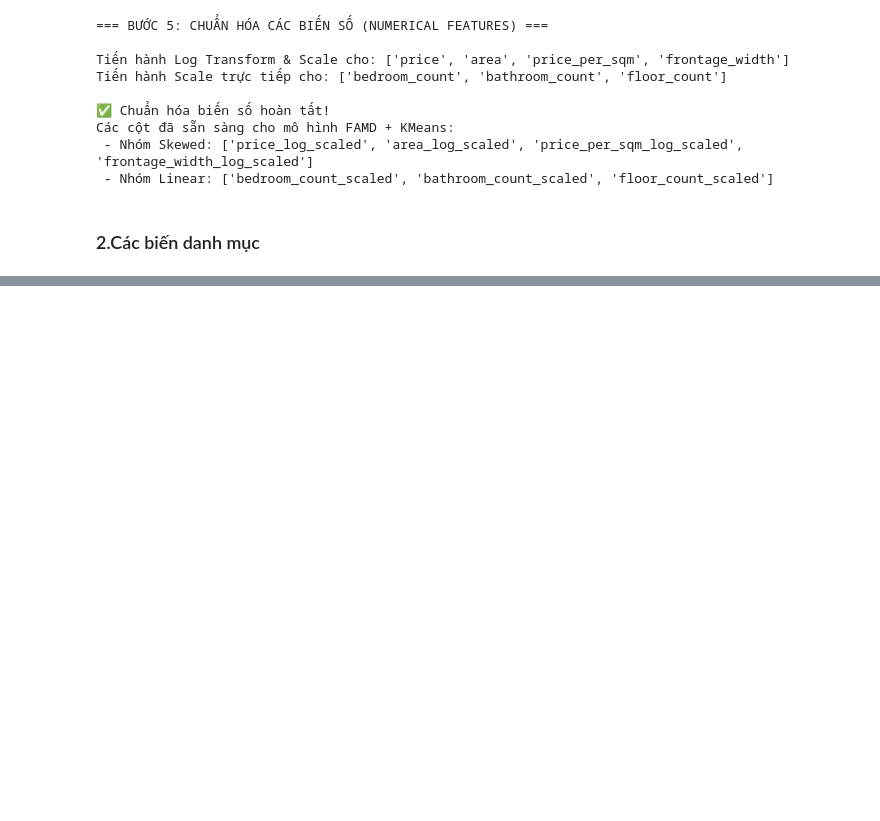
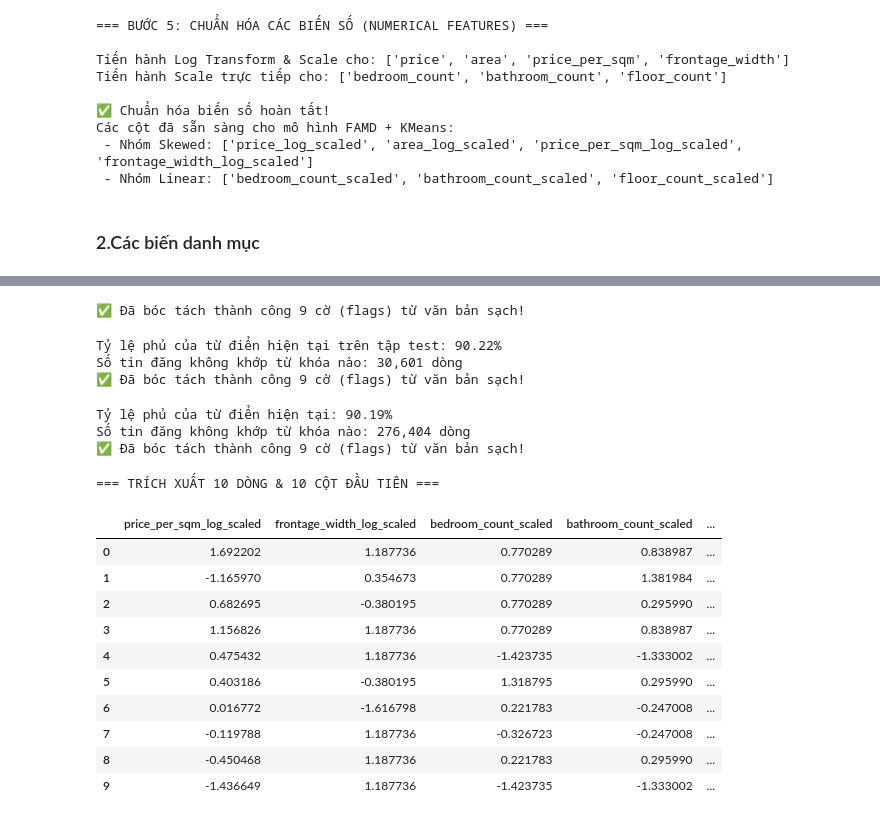
Before and after one commit to NganBui25/Clustering-Tinix-Vietnam-Real-Estate-2025-2026-, a Jupyter notebook: khdl-ck.ipynb, the cells around one changed output, grey strips where cells are left out. Drawn from its saved outputs; the diff is of its cells as text; code cells hidden in the pictures; blank space fills up the shorter version.

```diff
--- a/khdl-ck.ipynb
+++ b/khdl-ck.ipynb
@@ -3123,7 +3123,7 @@ from sklearn.preprocessing import StandardScaler
 # 1. NHÓM LOW CARDINALITY (Dành cho luồng MCA của FAMD)
 # ==========================================
 # Ép kiểu dữ liệu về chuỗi (string) để thư viện FAMD nhận diện là biến phân loại
-categorical_mca_cols = ['ward_name', 'house_direction']
+categorical_mca_cols = ['ward_name', 'house_direction','ward_name', 'street_name']
 
 for col in categorical_mca_cols:
     df_train[col] = df_train[col].astype(str)
@@ -3231,0 +3374,61 @@ display(df_train[final_features].head())
+# %%
+df_test_copy_vector = df_test.copy()
+df_test_copy_vector['full_text'] = df_test_copy_vector['name'].fillna('') + ' ' + df_test_copy_vector['description'].fillna('')
+df_test_copy_vector['full_text'] = df_test_copy_vector['full_text'].apply(clean_text_bds)
+for col_name, pattern in regex_dict.items():
+    df_test_copy_vector[col_name] = df_test_copy_vector['full_text'].str.contains(pattern, na=False).map({True: 'Yes', False: 'No'})
+print(f"✅ Đã bóc tách thành công {len(new_text_flags)} cờ (flags) từ văn bản sạch!")
+# %% [output]
+✅ Đã bóc tách thành công 9 cờ (flags) từ văn bản sạch!
+# %%
+# Kiểm tra xem mỗi dòng bắt được bao nhiêu cờ 'Yes'
+df_test_copy_vector['flag_count'] = (df_test_copy_vector[new_text_flags] == 'Yes').sum(axis=1)
+
+# Tính tỷ lệ tin đăng bị "bỏ lọt" (không có cờ nào)
+zero_flags_count = (df_test_copy_vector['flag_count'] == 0).sum()
+coverage_ratio = 100 - (zero_flags_count / len(df_test_copy_vector) * 100)
+
+print(f"Tỷ lệ phủ của từ điển hiện tại trên tập test: {coverage_ratio:.2f}%")
+print(f"Số tin đăng không khớp từ khóa nào: {zero_flags_count:,} dòng")
+print(f"✅ Đã bóc tách thành công {len(new_text_flags)} cờ (flags) từ văn bản sạch!")
+# %% [output]
+Tỷ lệ phủ của từ điển hiện tại trên tập test: 90.22%
+Số tin đăng không khớp từ khóa nào: 30,601 dòng
+✅ Đã bóc tách thành công 9 cờ (flags) từ văn bản sạch!
+# %%
+# Kiểm tra xem mỗi dòng bắt được bao nhiêu cờ 'Yes'
+df_train_copy_vector['flag_count'] = (df_train_copy_vector[new_text_flags] == 'Yes').sum(axis=1)
+
+# Tính tỷ lệ tin đăng bị "bỏ lọt" (không có cờ nào)
+zero_flags_count = (df_train_copy_vector['flag_count'] == 0).sum()
+coverage_ratio = 100 - (zero_flags_count / len(df_train_copy_vector) * 100)
+
+print(f"Tỷ lệ phủ của từ điển hiện tại: {coverage_ratio:.2f}%")
+print(f"Số tin đăng không khớp từ khóa nào: {zero_flags_count:,} dòng")
+print(f"✅ Đã bóc tách thành công {len(new_text_flags)} cờ (flags) từ văn bản sạch!")
+# %% [output]
+Tỷ lệ phủ của từ điển hiện tại: 90.19%
+Số tin đăng không khớp từ khóa nào: 276,404 dòng
+✅ Đã bóc tách thành công 9 cờ (flags) từ văn bản sạch!
+# %%
+print("=== TRÍCH XUẤT 10 DÒNG & 10 CỘT ĐẦU TIÊN ===")
+
+# Sử dụng .iloc[vị_trí_dòng, vị_trí_cột]
+# :10 nghĩa là lấy từ vị trí 0 đến vị trí 9
+preview_df = df_train_copy_vector.iloc[0:10, 20:]
+
+# Hiển thị bảng dữ liệu (dùng display thay cho print để bảng hiển thị đẹp hơn trong Notebook)
+display(preview_df)
+# %% [output]
+=== TRÍCH XUẤT 10 DÒNG & 10 CỘT ĐẦU TIÊN ===
+|  | price_per_sqm_log_scaled | frontage_width_log_scaled | bedroom_count_scaled | bathroom_count_scaled | ... |
+| 0 | 1.692202 | 1.187736 | 0.770289 | 0.838987 | ... |
+| 1 | -1.165970 | 0.354673 | 0.770289 | 1.381984 | ... |
+| 2 | 0.682695 | -0.380195 | 0.770289 | 0.295990 | ... |
+| 3 | 1.156826 | 1.187736 | 0.770289 | 0.838987 | ... |
+| 4 | 0.475432 | 1.187736 | -1.423735 | -1.333002 | ... |
+| 5 | 0.403186 | -0.380195 | 1.318795 | 0.295990 | ... |
+| 6 | 0.016772 | -1.616798 | 0.221783 | -0.247008 | ... |
+| 7 | -0.119788 | 1.187736 | -0.326723 | -0.247008 | ... |
+| 8 | -0.450468 | 1.187736 | 0.221783 | 0.295990 | ... |
+| 9 | -1.436649 | 1.187736 | -1.423735 | -1.333002 | ... |
```
Also changed, not shown: parts of 12 cells of this notebook.
